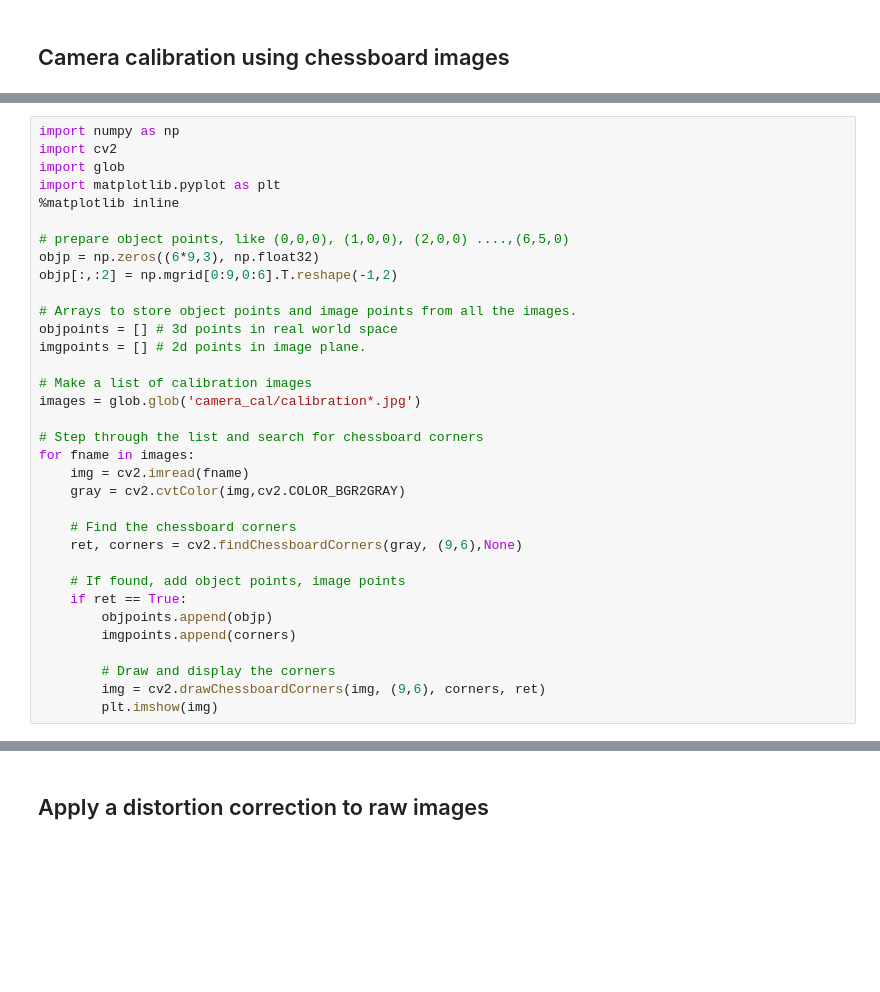
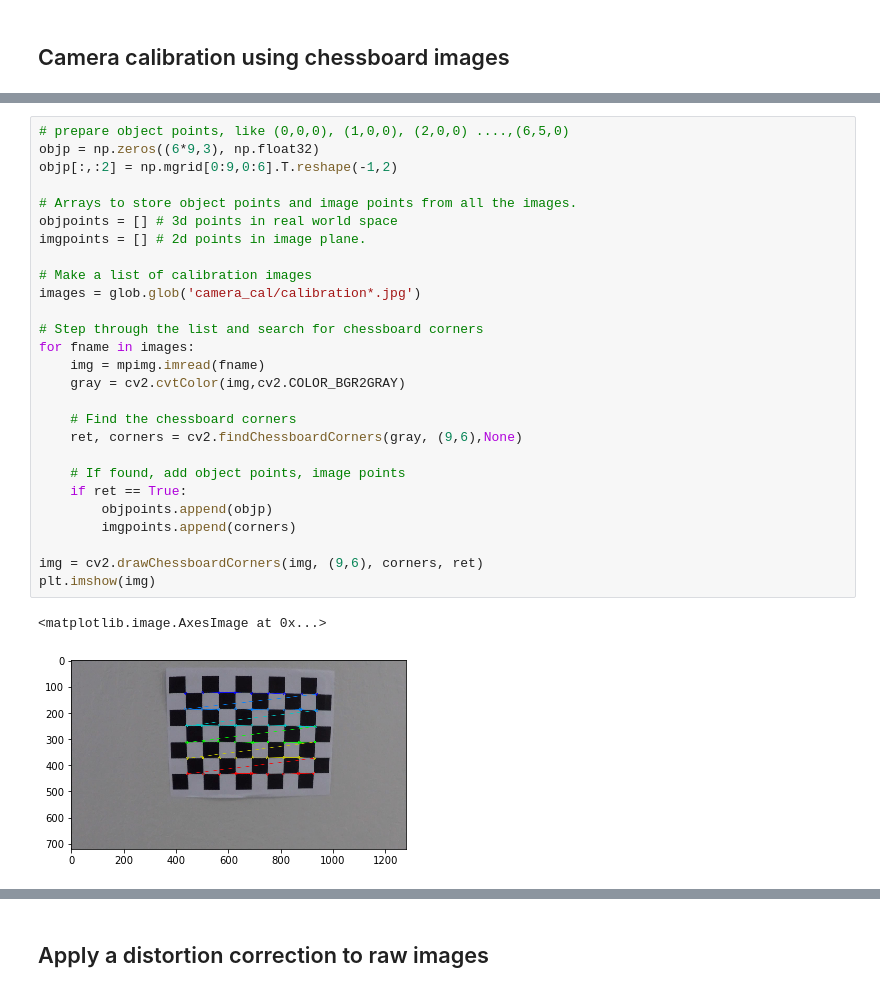
Before and after one commit to shuangxia/self-driving-car-engineer, a Jupyter notebook: P4-submission/Advanced_Lane_Finding.ipynb, the cells around one changed output, grey strips where cells are left out. Saved outputs shown, nothing was run; the diff lists cells and outputs as text; blank space fills up the shorter version.

```diff
--- a/P4-submission/Advanced_Lane_Finding.ipynb
+++ b/P4-submission/Advanced_Lane_Finding.ipynb
@@ -16,34 +23,30 @@ The goals / steps of this project are the following:
 # %%
-import numpy as np
-import cv2
-import glob
-import matplotlib.pyplot as plt
-%matplotlib inline
-
 # prepare object points, like (0,0,0), (1,0,0), (2,0,0) ....,(6,5,0)
 objp = np.zeros((6*9,3), np.float32)
 objp[:,:2] = np.mgrid[0:9,0:6].T.reshape(-1,2)
 
 # Arrays to store object points and image points from all the images.
 objpoints = [] # 3d points in real world space
 imgpoints = [] # 2d points in image plane.
 
 # Make a list of calibration images
 images = glob.glob('camera_cal/calibration*.jpg')
 
 # Step through the list and search for chessboard corners
 for fname in images:
-    img = cv2.imread(fname)
+    img = mpimg.imread(fname)
     gray = cv2.cvtColor(img,cv2.COLOR_BGR2GRAY)
 
     # Find the chessboard corners
     ret, corners = cv2.findChessboardCorners(gray, (9,6),None)
 
     # If found, add object points, image points
     if ret == True:
         objpoints.append(objp)
         imgpoints.append(corners)
 
-        # Draw and display the corners
-        img = cv2.drawChessboardCorners(img, (9,6), corners, ret)
-        plt.imshow(img)
+img = cv2.drawChessboardCorners(img, (9,6), corners, ret)
+plt.imshow(img)
+# %% [output]
+<matplotlib.image.AxesImage at 0x...>
+[figure, added]
```
Also changed, not shown: parts of 38 cells of this notebook, 3 other files.
